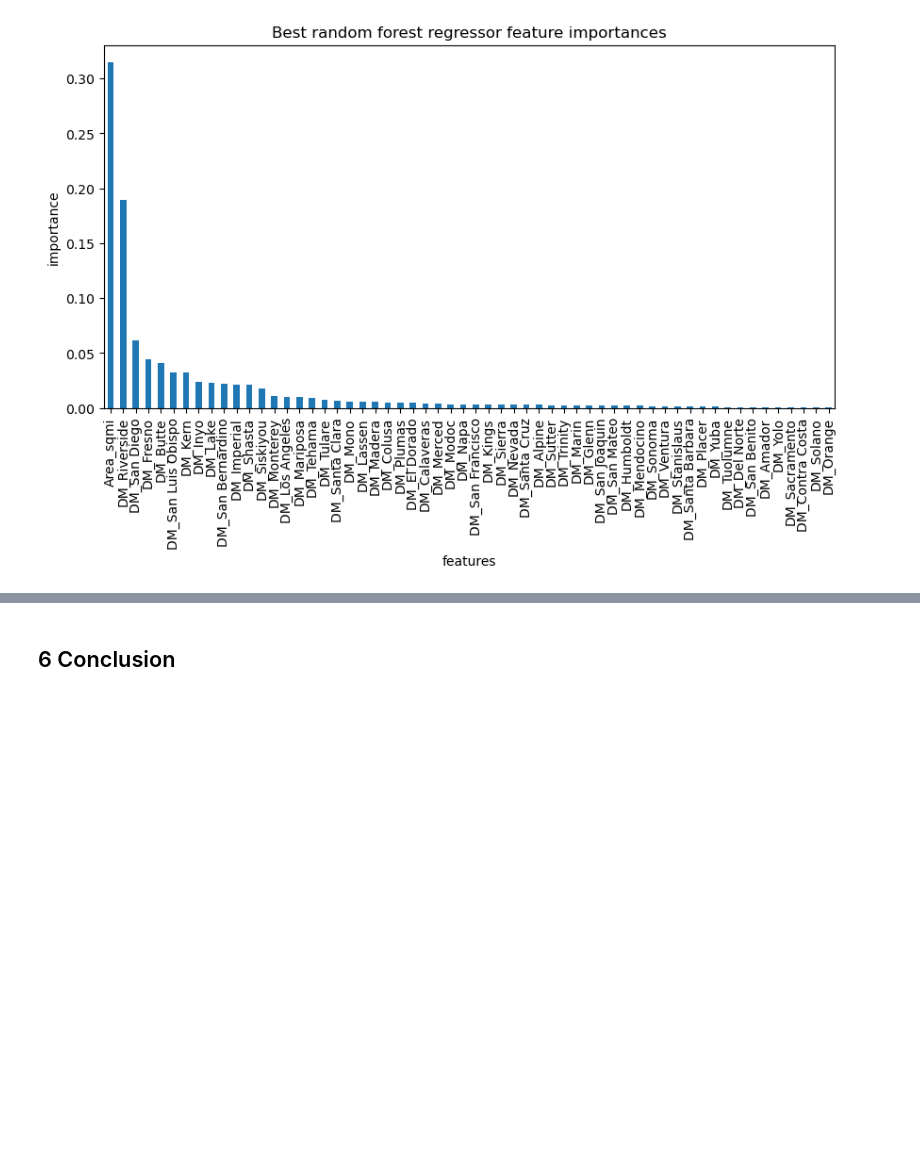
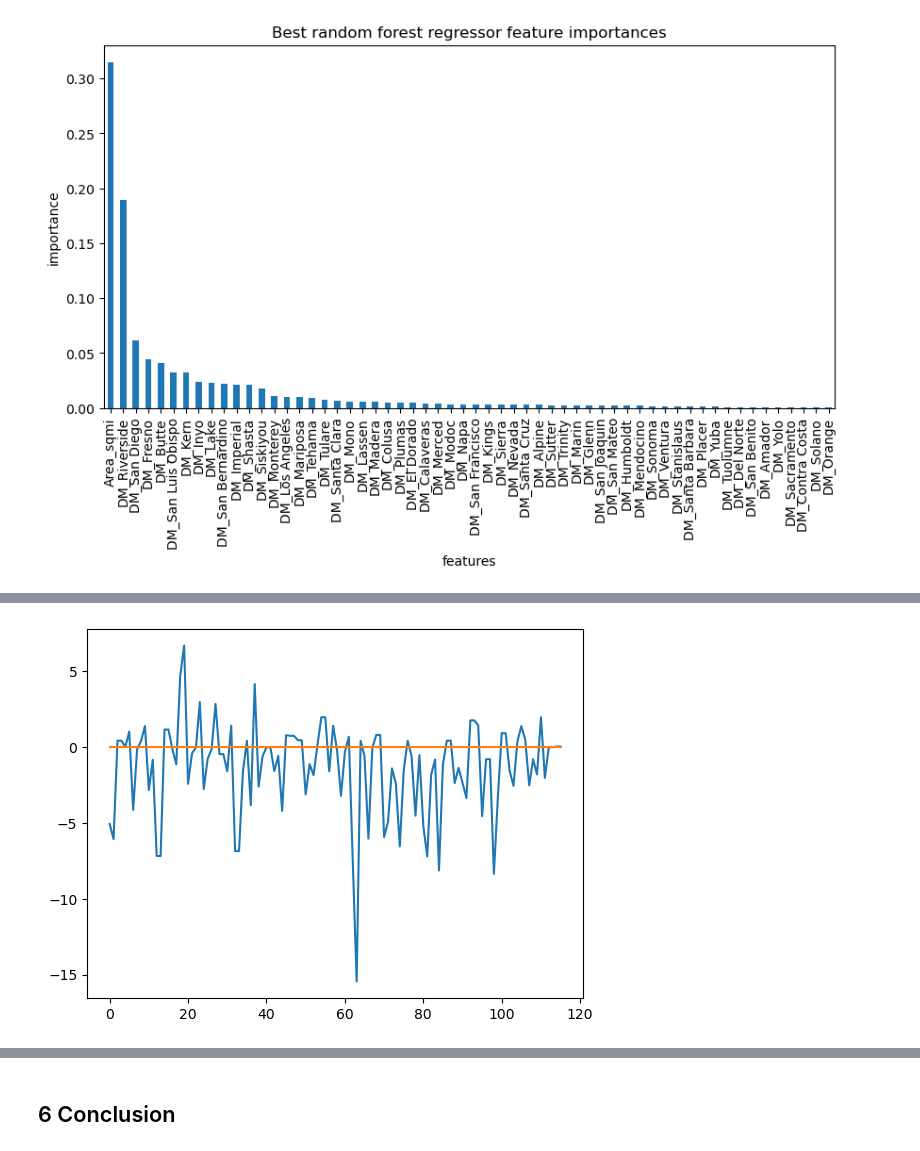
Before and after one commit to raechiang/Capstone-Wildfire, a Jupyter notebook: notebooks/4.0-rc-modeling.ipynb, the cells around one changed output, grey strips where cells are left out. Drawn from its saved outputs; the diff is of its cells as text; code cells hidden in the pictures; blank space fills up the shorter version.

```diff
--- a/notebooks/4.0-rc-modeling.ipynb
+++ b/notebooks/4.0-rc-modeling.ipynb
@@ -434,7 +437,7 @@ end_time = time.time()
 fit_elapsed_time = end_time - start_time
 
 start_time = time.time()
-rfr_ttest.predict(X_test)
+y_pred_rfr = rfr_ttest.predict(X_test)
 end_time = time.time()
 predict_elapsed_time = end_time - start_time
 print(fit_elapsed_time * 1000, predict_elapsed_time * 1000) # ms
@@ -481,0 +505,4 @@ plt.title('Best random forest regressor feature importances');
+# %%
+y_rfr = pd.concat([pd.Series(y_test), pd.Series(y_pred_rfr)], axis=1)
+y_rfr[3] = y_rfr[1] - y_rfr[0]
+y_rfr
@@ -481,0 +523,7 @@ plt.title('Best random forest regressor feature importances');
+# %%
+plt.figure()
+plt.plot(y_rfr[3])
+plt.plot(np.zeros(116))
+plt.show()
+# %% [output]
+[figure, added]
```
Also changed, not shown: parts of 10 cells of this notebook, 1 other file.
